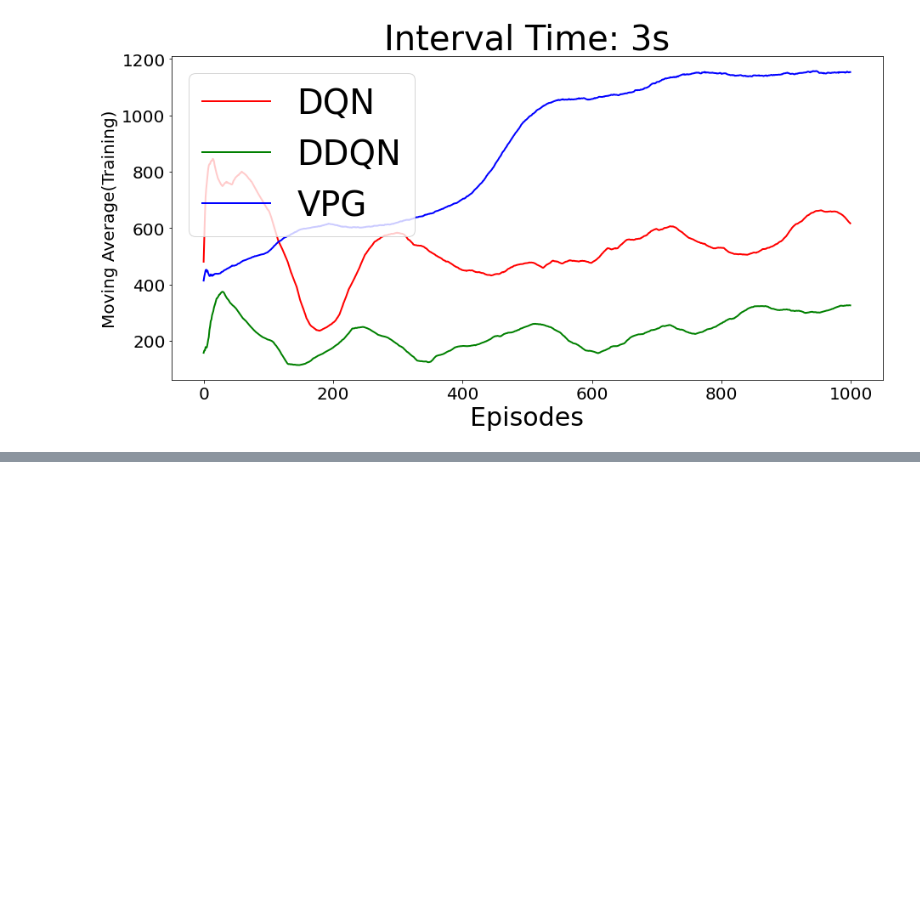
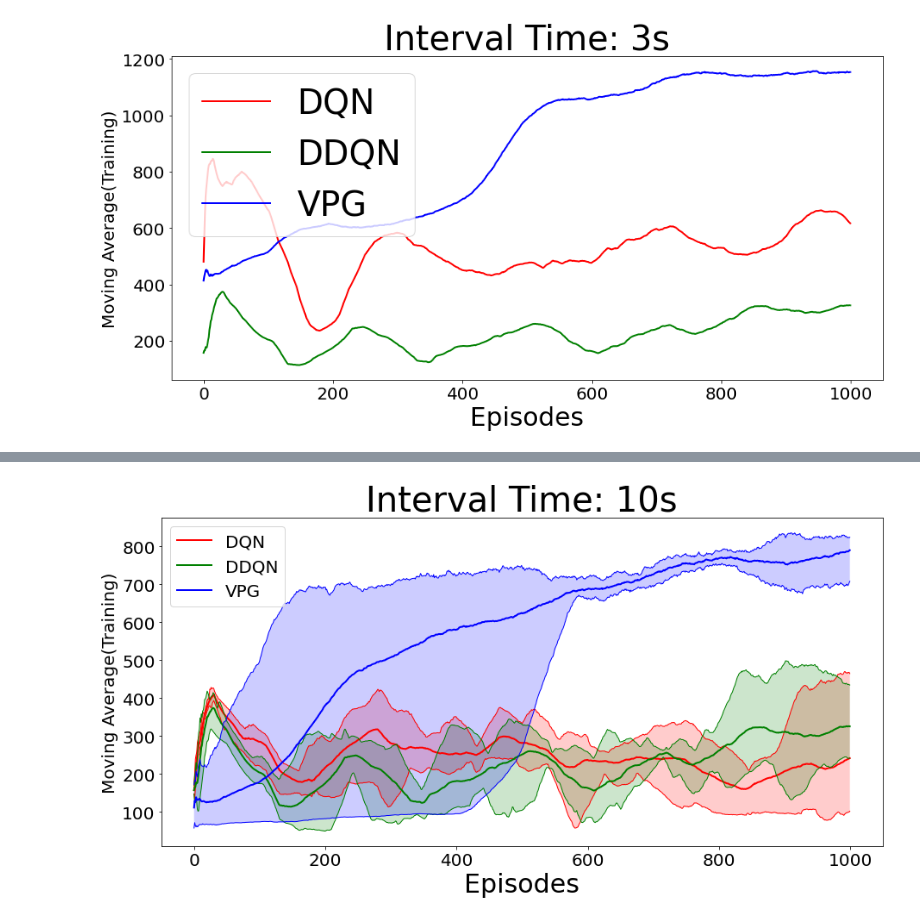
Before and after one commit to neel-singhania/Foraging_DRL_Project, a Jupyter notebook: deep_agents_foraging-v1.ipynb, the cells around one changed output, grey strips where cells are left out. Cells and saved outputs as stored; diff of their text form; code cells hidden in the pictures; blank space fills up the shorter version.

```diff
--- a/deep_agents_foraging-v1.ipynb
+++ b/deep_agents_foraging-v1.ipynb
@@ -671,3 +671,42 @@ file_name = "vpg_1.pkl"
 open_file = open(file_name, "wb")
 pickle.dump(vpg_results_1, open_file)
 open_file.close()
+# %%
+train_ddqn_max, eval_ddqn_max = np.max(ddqn_results, axis=0).T
+train_ddqn_min, eval_ddqn_min = np.min(ddqn_results, axis=0).T
+train_ddqn_mean, eval_ddqn_mean = np.mean(ddqn_results, axis=0).T
+train_dqn_max, eval_dqn_max = np.max(dqn_results, axis=0).T
+train_dqn_min, eval_dqn_min = np.min(dqn_results, axis=0).T
+train_dqn_mean, eval_dqn_mean = np.mean(dqn_results, axis=0).T
+train_vpg_max, eval_vpg_max = np.max(vpg_results, axis=0).T
+train_vpg_min, eval_vpg_min = np.min(vpg_results, axis=0).T
+train_vpg_mean, eval_vpg_mean = np.mean(vpg_results, axis=0).T
+x = np.arange(np.max((len(train_ddqn_mean), len(train_dqn_mean))))
+# %%
+fig, axs = plt.subplots(1, 1, figsize=(15,7))
+
+plt.plot(train_dqn_max, 'r', linewidth=1)
+plt.plot(train_dqn_min, 'r', linewidth=1)
+plt.plot(train_dqn_mean, 'r', label='DQN', linewidth=2)
+plt.fill_between(x, train_dqn_min, train_dqn_max, facecolor='r', alpha=0.2)
+
+plt.plot(train_ddqn_max, 'g', linewidth=1)
+plt.plot(train_ddqn_min, 'g', linewidth=1)
+plt.plot(train_ddqn_mean, 'g', label='DDQN', linewidth=2)
+plt.fill_between(x, train_ddqn_min, train_ddqn_max, facecolor='g', alpha=0.2)
+
+plt.plot(train_vpg_max, 'b', linewidth=1)
+plt.plot(train_vpg_min, 'b', linewidth=1)
+plt.plot(train_vpg_mean, 'b', label='VPG', linewidth=2)
+plt.fill_between(x, train_vpg_min, train_vpg_max, facecolor='b', alpha=0.2)
+
+
+plt.legend(fontsize=20, loc='upper left')
+plt.ylabel('Moving Average(Training)', fontsize=20)
+plt.xlabel('Episodes', fontsize=30)
+plt.yticks(fontsize=20)
+plt.xticks(fontsize=20)
+plt.title('Interval Time: 10s', fontsize=40)
+plt.savefig('d_1.pdf')
+# %% [output]
+[figure, added]
```
Also changed, not shown: parts of 5 cells of this notebook, 1 other file.
